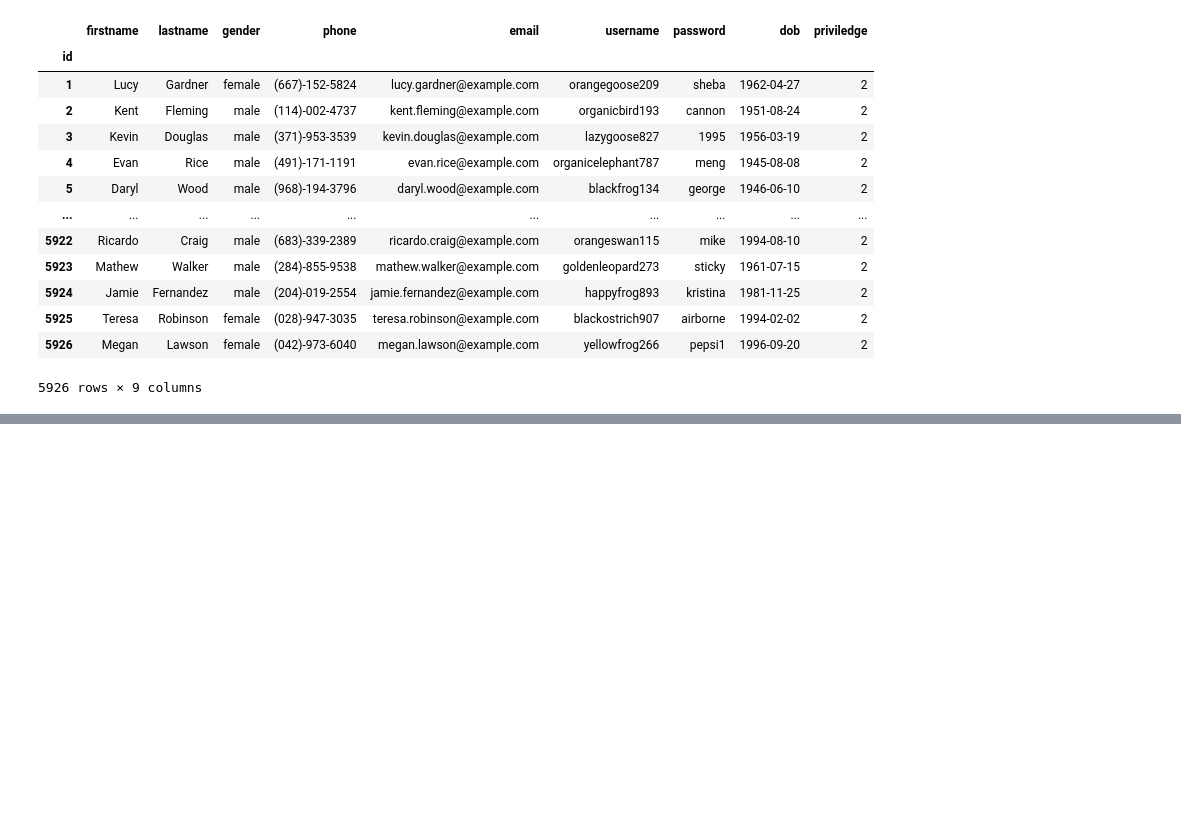
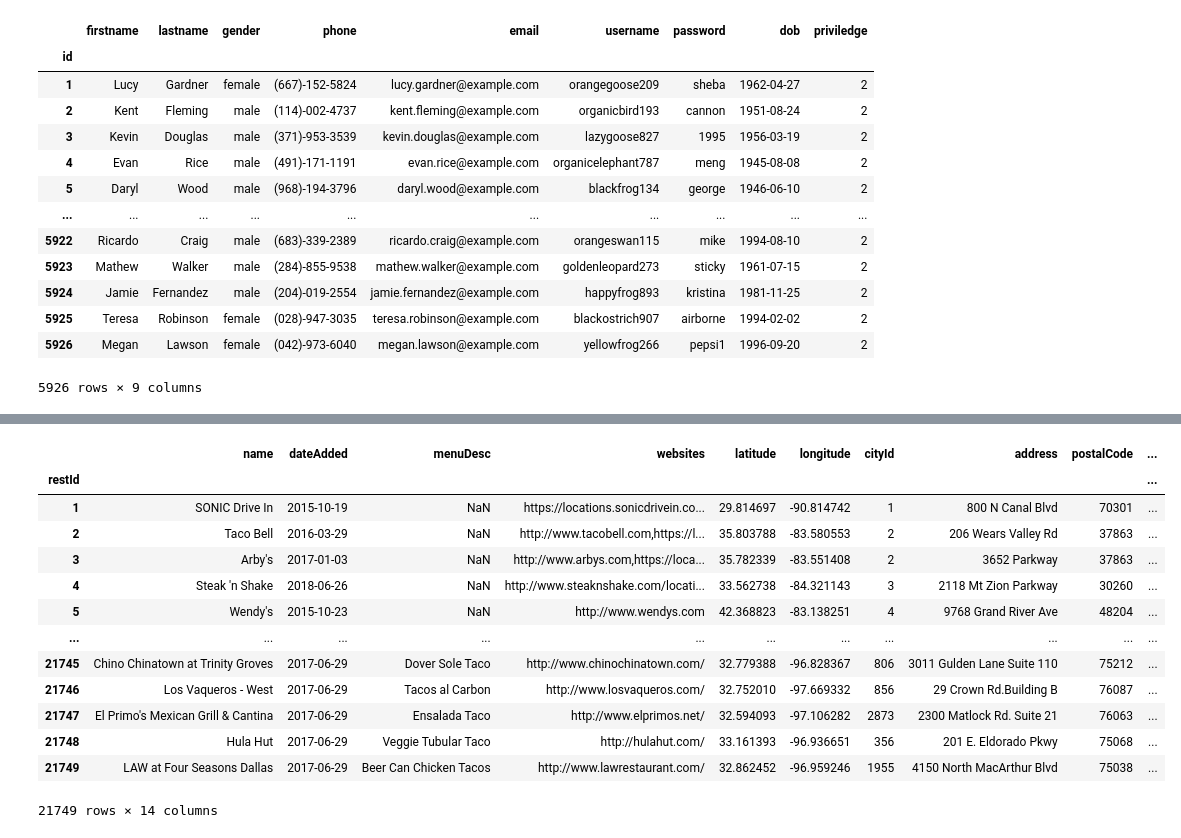
Before and after one commit to heisenberg600/COL362_Project, a Jupyter notebook: data_cleaning_note/data_generation.ipynb, the cells around one changed output, grey strips where cells are left out. Drawn from its saved outputs; the diff is of its cells as text; code cells hidden in the pictures; blank space fills up the shorter version.

Commit message:
new data notebook er diagrama and data dum

```diff
--- a/data_cleaning_note/data_generation.ipynb
+++ b/data_cleaning_note/data_generation.ipynb
@@ -247,8 +247,12 @@ df_f
 | 5926 | Megan | Lawson | female | (042)-973-6040 | megan.lawson@example.com | yellowfrog266 | pepsi1 | 1996-09-20 | 2 |
 5926 rows × 9 columns
 # %%
+df_f=pd.read_csv('persons.csv')
+df_f.set_index('id',inplace=True)
 restaurats=pd.read_csv('restaurants.csv')
+restaurats.set_index('restId',inplace=True)
 restaurant_index=restaurats.index
+person_index=df_f.index
 cities=pd.read_csv('cities.csv')
 review_data=[]
 reviews_prob=[]
@@ -260,18 +264,3 @@ for i in range(100):
     b=sum(a)
     a=list(map(lambda x: x/b,a))
     reviews_prob.append(a)
-# %%
-for i in range(1,len(df_f)+1):
-    livesin=random.randint(1,len(cities)+1)
-    cityId.append(livesin)
-    if (df_f.at[i,'priviledge']==2):
-        restaurant_city=restaurant_index[restaurats['cityId']==livesin].to_list()
-        restaurant_ncity=restaurant_index[restaurats['cityId']!=livesin].to_list()
-        restaurant_city_s=random.sample(restaurant_city,random.randint(1,int(len(restaurant_city)/2)+1))
-        prob=reviews_prob[random.randint(0,len(reviews_prob)-1)]
-        for j in restaurant_city_s:
-            review_data.append([i,j,np.random.choice(np.arange(1,6),p=prob)])
-        restaurant_ncity_s=random.sample(restaurant_ncity,random.randint(1,200))
-        for j in restaurant_ncity_s:
-            review_data.append([i,j,np.random.choice(np.arange(1,6),p=prob)])
-review_data
@@ -295,0 +267,15 @@ review_data
+# %%
+for i in person_index:
+    livesin=random.randint(1,len(cities)+1)
+    cityId.append(livesin)
+    if (df_f.at[i,'priviledge']==2):
+        restaurant_city=restaurant_index[restaurats['cityId']==livesin].to_list()
+        restaurant_ncity=restaurant_index[restaurats['cityId']!=livesin].to_list()
+        restaurant_city_s=random.sample(restaurant_city,random.randint(0,int(len(restaurant_city)/2)))
+        prob=reviews_prob[random.randint(0,len(reviews_prob)-1)]
+        for j in restaurant_city_s:
+            review_data.append([i,j,np.random.choice(np.arange(1,6),p=prob)])
+        restaurant_ncity_s=random.sample(restaurant_ncity,random.randint(1,100))
+        for j in restaurant_ncity_s:
+            review_data.append([i,j,np.random.choice(np.arange(1,6),p=prob)])
+review_data
@@ -297,3 +301,29 @@ review_data
 reviews=pd.DataFrame(review_data,columns=['userId','restId','stars'])
 # %%
 reviews.to_csv('reviews.csv',index=False)
+# %%
+avgreview=[0 for i in range(len(restaurats))]
+numreview=[0 for i in range(len(restaurats))]
+
+for index, rows in reviews.iterrows():
+    avgreview[rows['restId']-1]=(avgreview[rows['restId']-1]*numreview[rows['restId']-1]+rows['stars'])/(numreview[rows['restId']-1]+1)
+    numreview[rows['restId']-1]+=1
+
+restaurats['avgReview']=list(map(lambda x: round(x,2),avgreview))
+restaurats['num_reviews']=numreview
+restaurats
+# %% [output]
+|  | name | dateAdded | menuDesc | websites | latitude | longitude | cityId | address | postalCode | ... |
+| restId |  |  |  |  |  |  |  |  |  | ... |
+| 1 | SONIC Drive In | 2015-10-19 | NaN | https://locations.sonicdrivein.co... | 29.814697 | -90.814742 | 1 | 800 N Canal Blvd | 70301 | ... |
+| 2 | Taco Bell | 2016-03-29 | NaN | http://www.tacobell.com,https://l... | 35.803788 | -83.580553 | 2 | 206 Wears Valley Rd | 37863 | ... |
+| 3 | Arby's | 2017-01-03 | NaN | http://www.arbys.com,https://loca... | 35.782339 | -83.551408 | 2 | 3652 Parkway | 37863 | ... |
+| 4 | Steak 'n Shake | 2018-06-26 | NaN | http://www.steaknshake.com/locati... | 33.562738 | -84.321143 | 3 | 2118 Mt Zion Parkway | 30260 | ... |
+| 5 | Wendy's | 2015-10-23 | NaN | http://www.wendys.com | 42.368823 | -83.138251 | 4 | 9768 Grand River Ave | 48204 | ... |
+| ... | ... | ... | ... | ... | ... | ... | ... | ... | ... | ... |
+| 21745 | Chino Chinatown at Trinity Groves | 2017-06-29 | Dover Sole Taco | http://www.chinochinatown.com/ | 32.779388 | -96.828367 | 806 | 3011 Gulden Lane Suite 110 | 75212 | ... |
+| 21746 | Los Vaqueros - West | 2017-06-29 | Tacos al Carbon | http://www.losvaqueros.com/ | 32.752010 | -97.669332 | 856 | 29 Crown Rd.Building B | 76087 | ... |
+| 21747 | El Primo's Mexican Grill & Cantina | 2017-06-29 | Ensalada Taco | http://www.elprimos.net/ | 32.594093 | -97.106282 | 2873 | 2300 Matlock Rd. Suite 21 | 76063 | ... |
+| 21748 | Hula Hut | 2017-06-29 | Veggie Tubular Taco | http://hulahut.com/ | 33.161393 | -96.936651 | 356 | 201 E. Eldorado Pkwy | 75068 | ... |
+| 21749 | LAW at Four Seasons Dallas | 2017-06-29 | Beer Can Chicken Tacos | http://www.lawrestaurant.com/ | 32.862452 | -96.959246 | 1955 | 4150 North MacArthur Blvd | 75038 | ... |
+21749 rows × 14 columns
```
Also changed, not shown: parts of 7 cells of this notebook, 7 other files.
